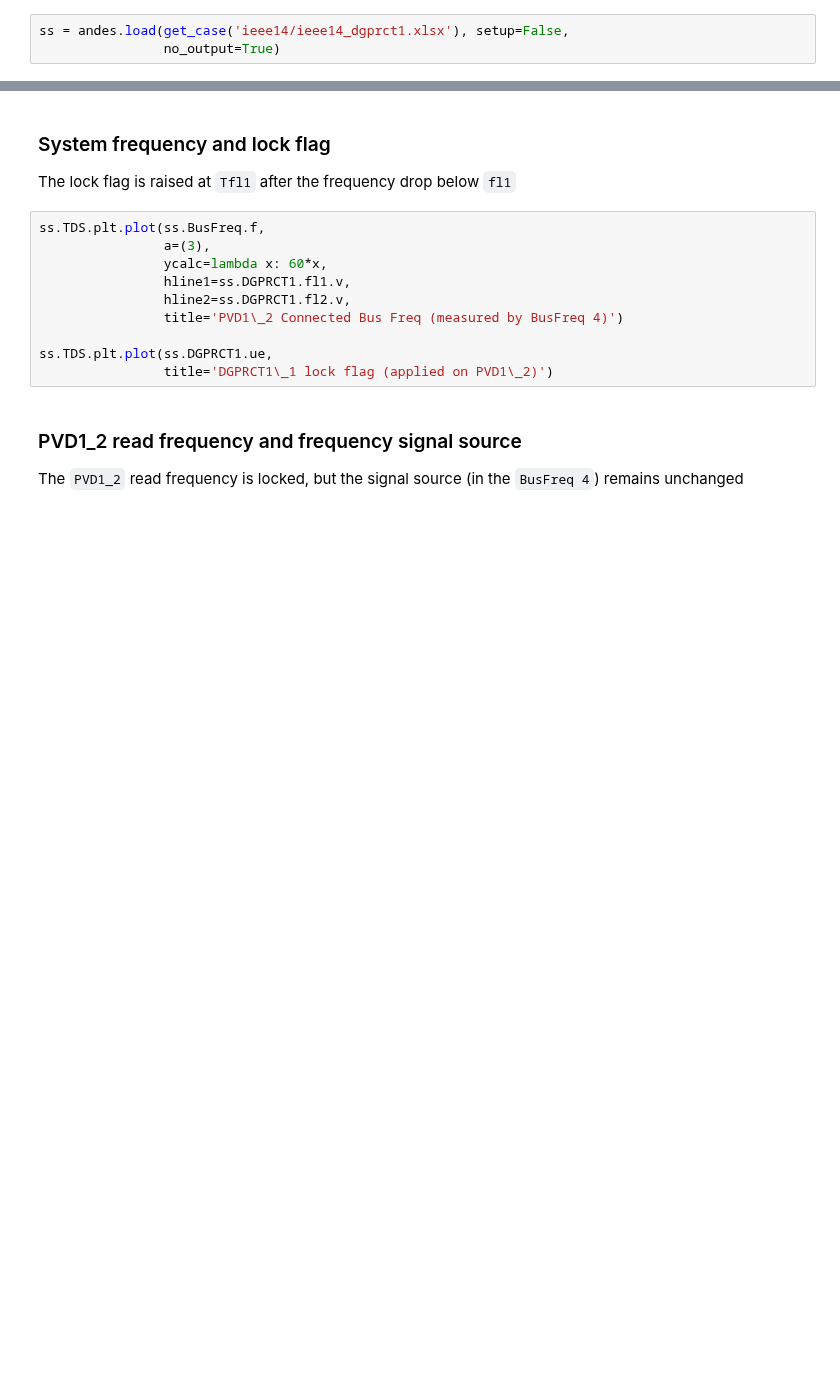
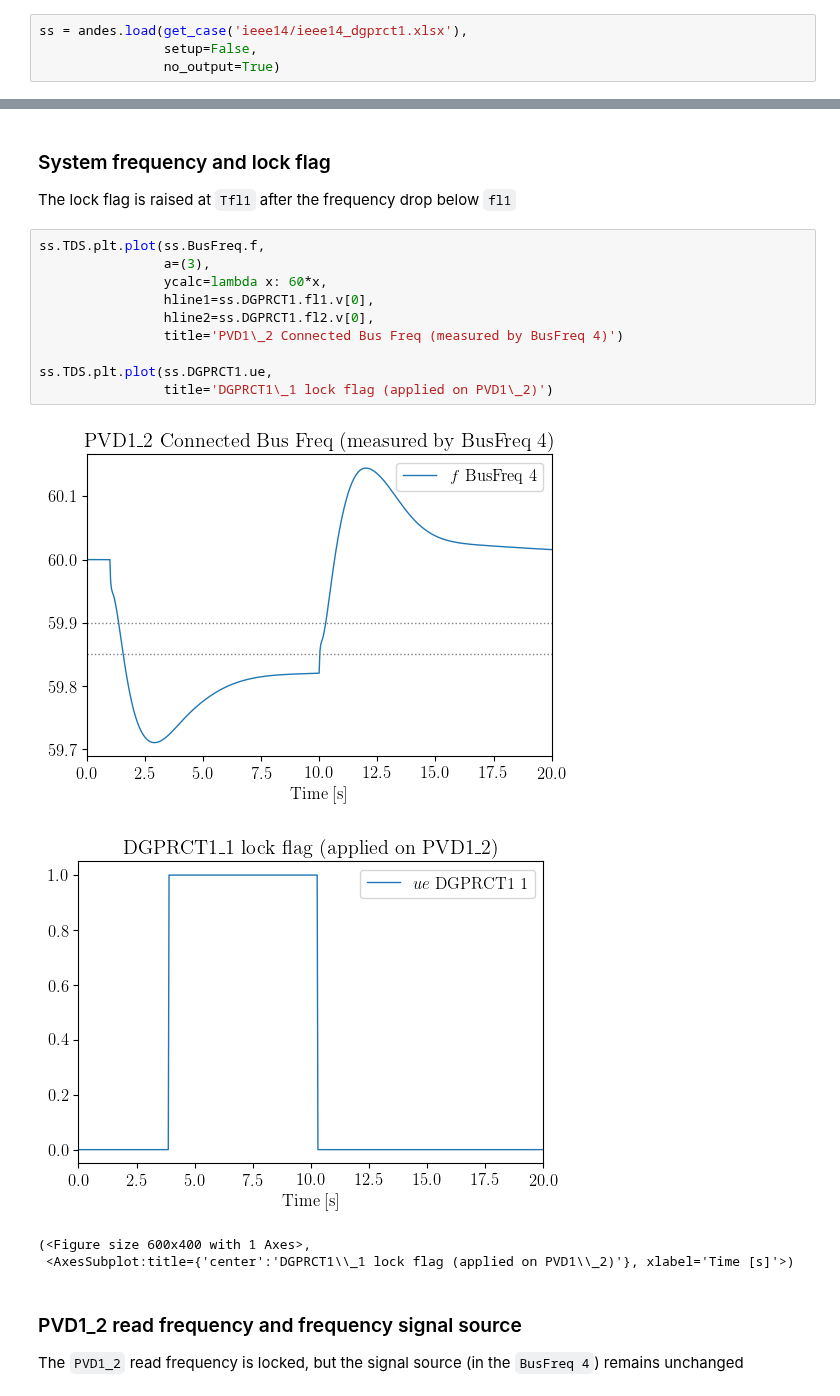
Before and after one commit to CURENT/andes, a Jupyter notebook: examples/demonstration/1.1 demo_DGPRCT1.ipynb, the cells around one changed output, grey strips where cells are left out. Cells and saved outputs as stored; diff of their text form; blank space fills up the shorter version.

```diff
--- a/examples/demonstration/1.1 demo_DGPRCT1.ipynb
+++ b/examples/demonstration/1.1 demo_DGPRCT1.ipynb
@@ -18,7 +18,8 @@ from andes.utils.paths import get_case
 
 andes.config_logger(stream_level=30)
 # %%
-ss = andes.load(get_case('ieee14/ieee14_dgprct1.xlsx'), setup=False,
+ss = andes.load(get_case('ieee14/ieee14_dgprct1.xlsx'),
+                setup=False,
                 no_output=True)
 # %%
 ss.setup()
@@ -58,13 +63,18 @@ The lock flag is raised at `Tfl1` after the frequency drop below `fl1`
 # %%
 ss.TDS.plt.plot(ss.BusFreq.f,
                 a=(3),
                 ycalc=lambda x: 60*x,
-                hline1=ss.DGPRCT1.fl1.v,
-                hline2=ss.DGPRCT1.fl2.v,
+                hline1=ss.DGPRCT1.fl1.v[0],
+                hline2=ss.DGPRCT1.fl2.v[0],
                 title='PVD1\_2 Connected Bus Freq (measured by BusFreq 4)')
 
 ss.TDS.plt.plot(ss.DGPRCT1.ue,
                 title='DGPRCT1\_1 lock flag (applied on PVD1\_2)')
+# %% [output]
+[figure, added]
+[figure, added]
+(<Figure size 600x400 with 1 Axes>,
+ <AxesSubplot:title={'center':'DGPRCT1\\_1 lock flag (applied on PVD1\\_2)'}, xlabel='Time [s]'>)
 # %% [markdown]
 ### PVD1_2 read frequency and frequency signal source
 
```
Also changed, not shown: parts of 8 cells of this notebook.
